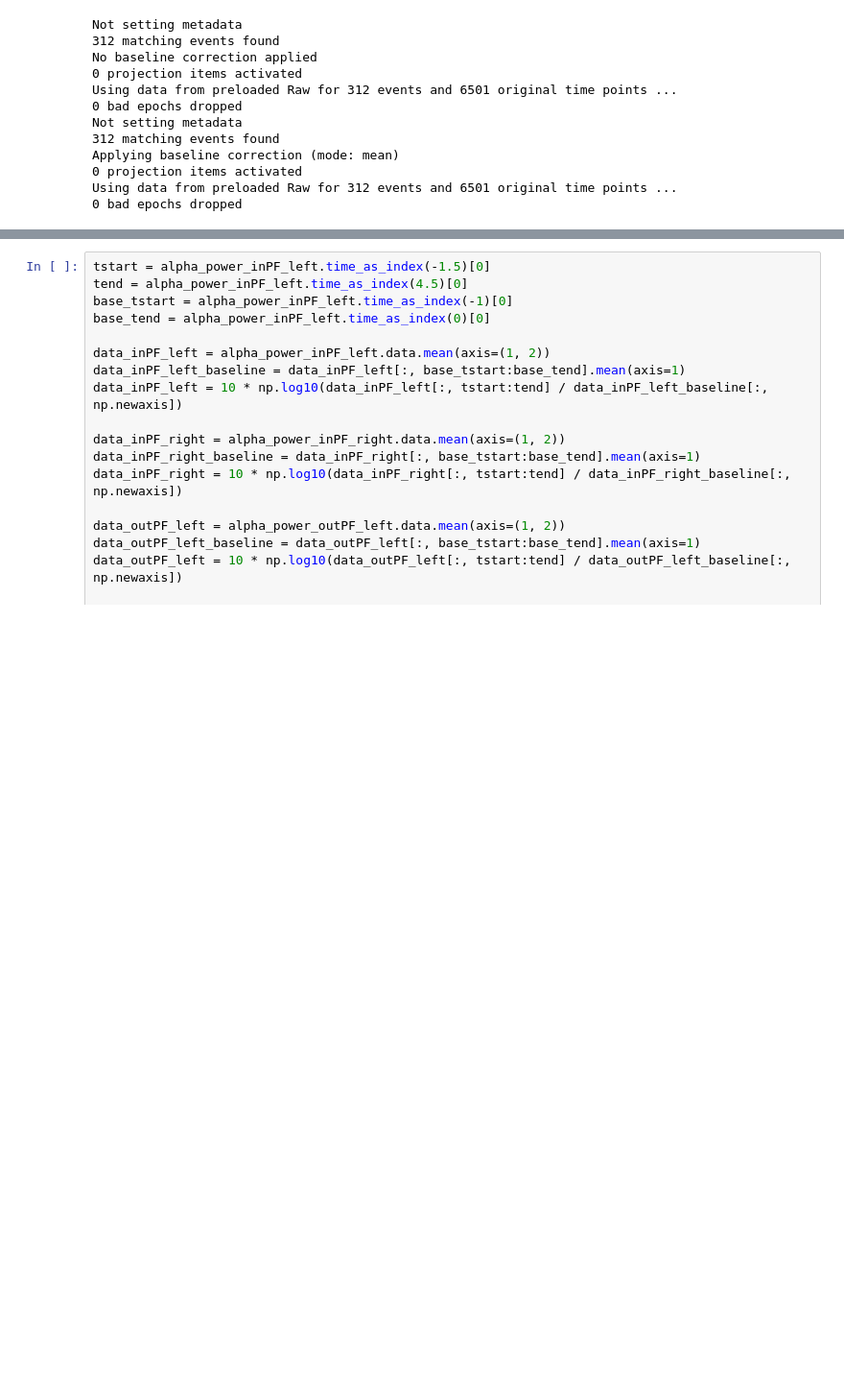
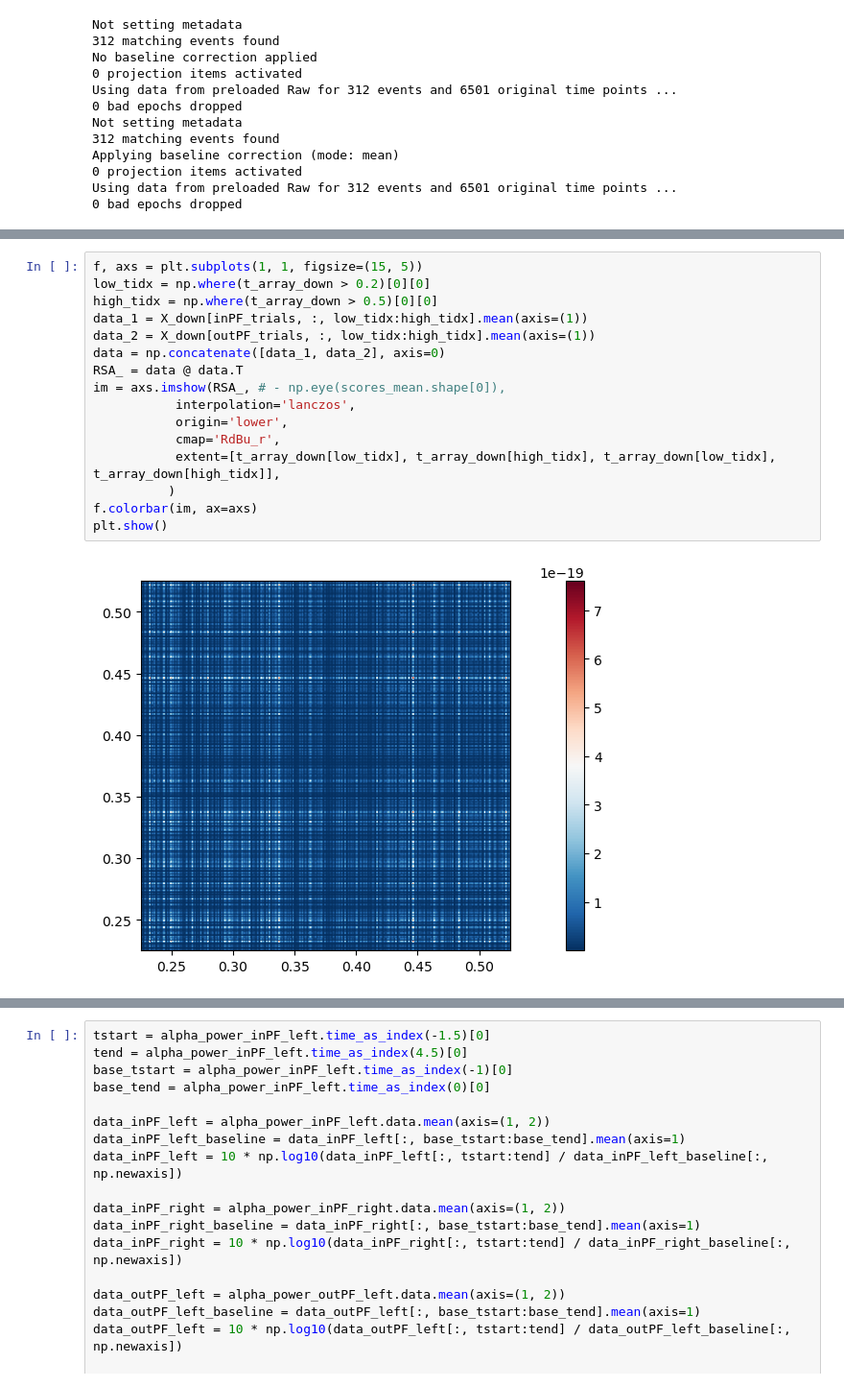
Before and after one commit to mindemory/srh_ori, a Jupyter notebook: oriAnalysis/analyzeEEG/testEEG.ipynb, the cells around one changed output, grey strips where cells are left out. Shown at 96% size. Drawn from its saved outputs; the diff is of its cells as text; blank space fills up the shorter version.

```diff
--- a/oriAnalysis/analyzeEEG/testEEG.ipynb
+++ b/oriAnalysis/analyzeEEG/testEEG.ipynb
@@ -95,0 +417,18 @@ Using data from preloaded Raw for 312 events and 6501 original time points ...
+# %%
+f, axs = plt.subplots(1, 1, figsize=(15, 5))
+low_tidx = np.where(t_array_down > 0.2)[0][0]
+high_tidx = np.where(t_array_down > 0.5)[0][0]
+data_1 = X_down[inPF_trials, :, low_tidx:high_tidx].mean(axis=(1))
+data_2 = X_down[outPF_trials, :, low_tidx:high_tidx].mean(axis=(1))
+data = np.concatenate([data_1, data_2], axis=0)
+RSA_ = data @ data.T
+im = axs.imshow(RSA_, # - np.eye(scores_mean.shape[0]),
+           interpolation='lanczos',
+           origin='lower',
+           cmap='RdBu_r',
+           extent=[t_array_down[low_tidx], t_array_down[high_tidx], t_array_down[low_tidx], t_array_down[high_tidx]],
+          )
+f.colorbar(im, ax=axs)
+plt.show()
+# %% [output]
+[figure, added]
```
Also changed, not shown: parts of 21 cells of this notebook, 4 other files.
